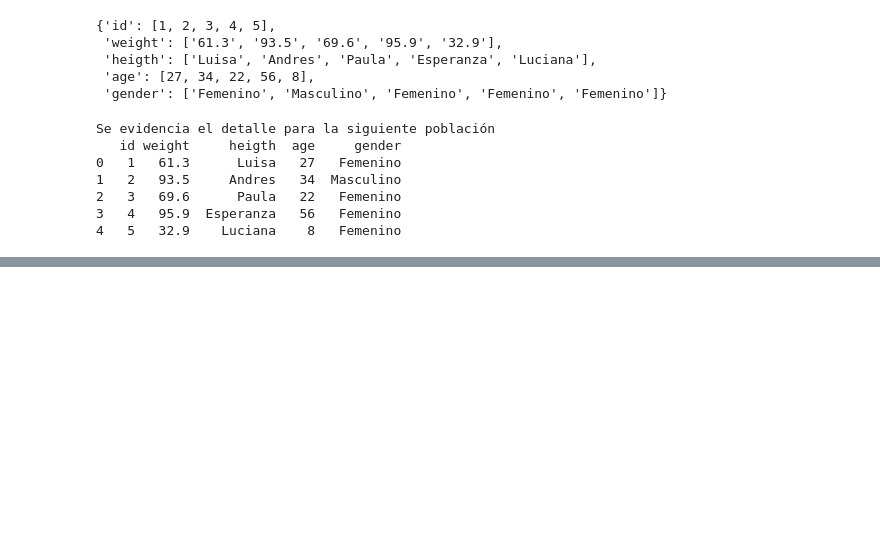
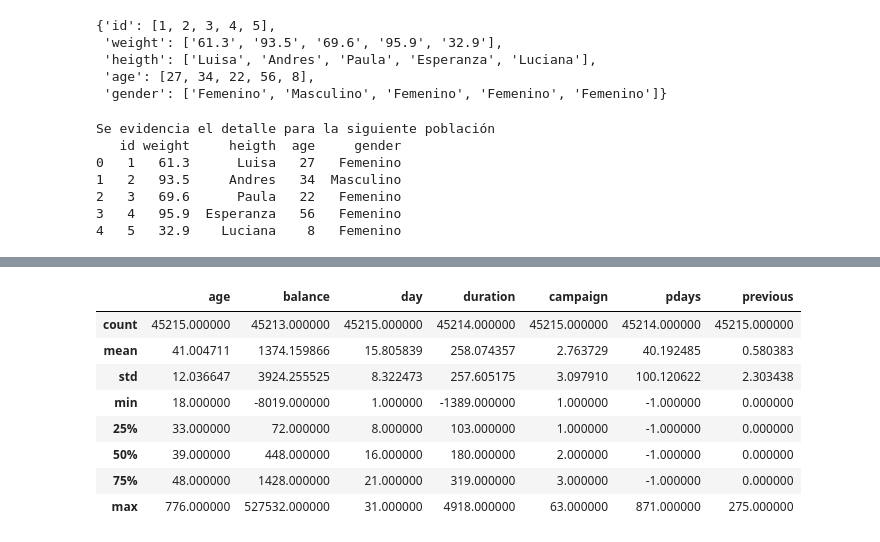
Before and after one commit to SebastianCastillo180/MinTIC, a Jupyter notebook: MINTIC.ipynb, the cells around one changed output, grey strips where cells are left out. Cells and saved outputs as stored; diff of their text form; code cells hidden in the pictures; blank space fills up the shorter version.

```diff
--- a/MINTIC.ipynb
+++ b/MINTIC.ipynb
@@ -249,0 +364,13 @@ Se evidencia el detalle para la siguiente población
+# %%
+### Se evidencia la descripcion del campo ventas nuestro DataFrame
+Base_Banco.describe()
+# %% [output]
+|  | age | balance | day | duration | campaign | pdays | previous |
+| count | 45215.000000 | 45213.000000 | 45215.000000 | 45214.000000 | 45215.000000 | 45214.000000 | 45215.000000 |
+| mean | 41.004711 | 1374.159866 | 15.805839 | 258.074357 | 2.763729 | 40.192485 | 0.580383 |
+| std | 12.036647 | 3924.255525 | 8.322473 | 257.605175 | 3.097910 | 100.120622 | 2.303438 |
+| min | 18.000000 | -8019.000000 | 1.000000 | -1389.000000 | 1.000000 | -1.000000 | 0.000000 |
+| 25% | 33.000000 | 72.000000 | 8.000000 | 103.000000 | 1.000000 | -1.000000 | 0.000000 |
+| 50% | 39.000000 | 448.000000 | 16.000000 | 180.000000 | 2.000000 | -1.000000 | 0.000000 |
+| 75% | 48.000000 | 1428.000000 | 21.000000 | 319.000000 | 3.000000 | -1.000000 | 0.000000 |
+| max | 776.000000 | 527532.000000 | 31.000000 | 4918.000000 | 63.000000 | 871.000000 | 275.000000 |
```
Also changed, not shown: parts of 22 cells of this notebook.
